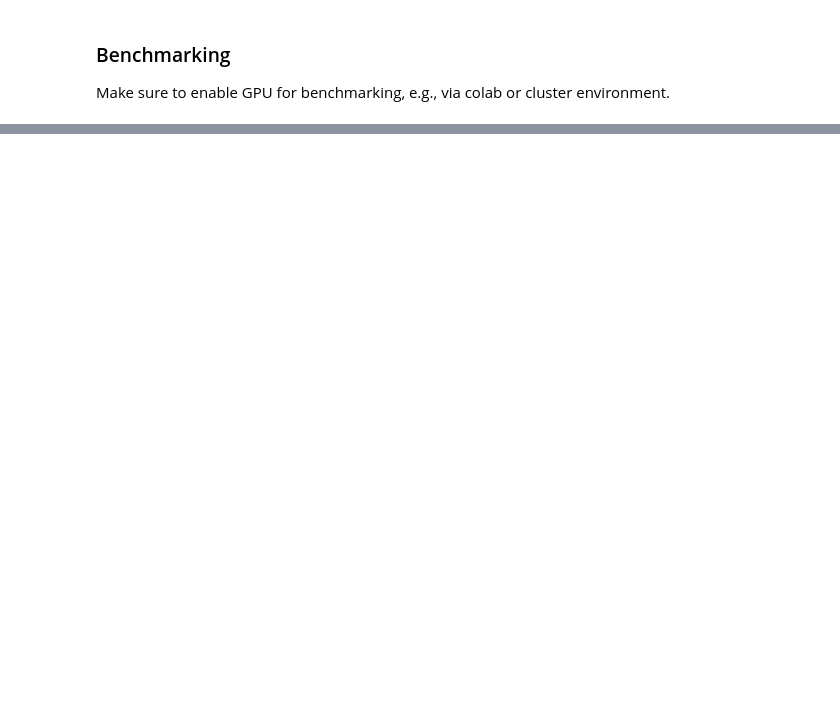
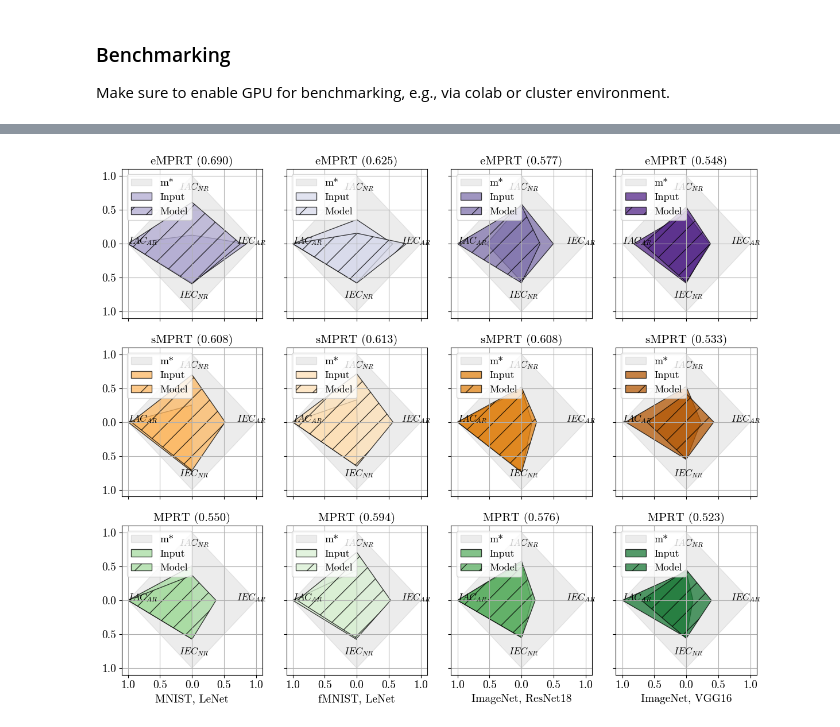
Before and after one commit to annahedstroem/sanity-checks-revisited, a Jupyter notebook: nbs/Tutorial-MPRT-vs-SmoothMPRT-vs-EfficientMPRT-Benchmarking.ipynb, the cells around one changed output, grey strips where cells are left out. Drawn from its saved outputs; the diff is of its cells as text; code cells hidden in the pictures; blank space fills up the shorter version.

```diff
--- a/nbs/Tutorial-MPRT-vs-SmoothMPRT-vs-EfficientMPRT-Benchmarking.ipynb
+++ b/nbs/Tutorial-MPRT-vs-SmoothMPRT-vs-EfficientMPRT-Benchmarking.ipynb
@@ -448,0 +551,27 @@ if __name__ == "__main__":
+# %%
+# Run benchmarking.
+xai_round = "G_GC"
+fname = xai_round + ""
+
+if __name__ == "__main__":
+    for task_name, meta in datasets.items():
+        dataset_name = task_name.split("_")[0]
+        for i in range(len(meta["indices"])):
+            torch.cuda.empty_cache()
+            start_idx, end_idx = meta["indices"][i][0], meta["indices"][i][1]
+            benchmark = run_benchmarking_script(
+                dataset_name=dataset_name,
+                model_name=meta["model_name"],
+                K=str(5),
+                iters=str(3),
+                xai_methods=xai_methods[xai_round],
+                normalise=True,
+                start_idx=str(start_idx),
+                end_idx=str(end_idx),
+                path_assets=path_assets,
+                path_results=path_results,
+                setup_metrics=setup_estimators,
+                folder="benchmarking/"+"task_name",
+                fname_addition=fname,
+            )
+            torch.cuda.empty_cache()
@@ -448,0 +587,7 @@ if __name__ == "__main__":
+# %%
+# Prepare the benchmarking data and plot!
+xai_round = "GS_IG"
+benchmarks_m2, xai_set = prepare_benchmarking_results(path_results, xai_round, setup_estimators)
+prepare_and_plot_area_graph(benchmarks=benchmarks_m2, xai_set=xai_set, path_results=path_results, suffix="_final")
+# %% [output]
+[figure, added]
```
Also changed, not shown: parts of 20 cells of this notebook, 4 other files.
